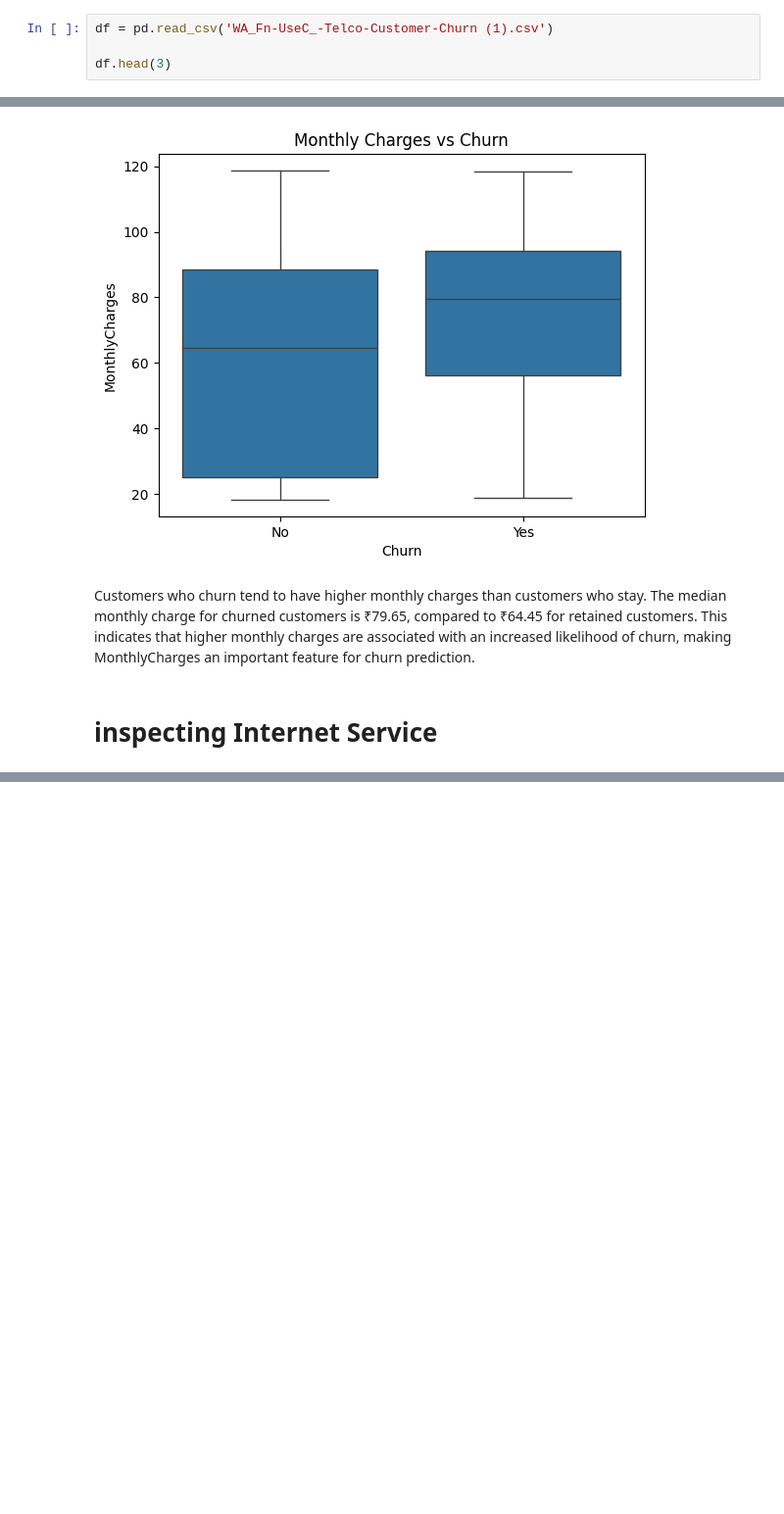
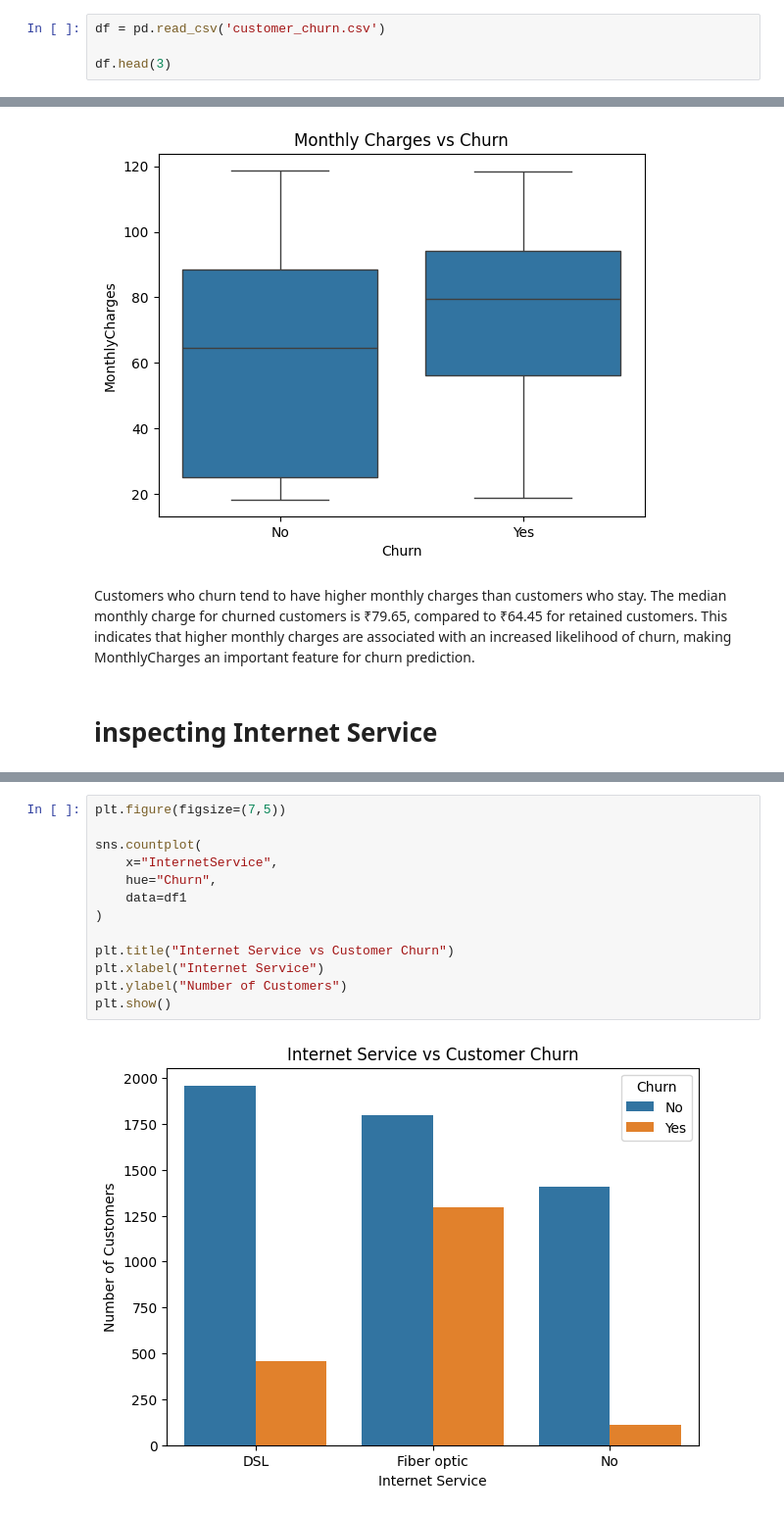
Before and after one commit to Saqib-0007/customer-churn-prediction, a Jupyter notebook: customer_churn_prediction.ipynb, the cells around one changed output, grey strips where cells are left out. Shown at 98% size. Saved outputs shown, nothing was run; the diff lists cells and outputs as text; blank space fills up the shorter version.

Commit message:
complete exploratory data analysis

```diff
--- a/customer_churn_prediction.ipynb
+++ b/customer_churn_prediction.ipynb
@@ -10,7 +31,7 @@ import seaborn as sns
 # %%
 pd.set_option('display.max_columns', None)
 # %%
-df = pd.read_csv('WA_Fn-UseC_-Telco-Customer-Churn (1).csv')
+df = pd.read_csv('customer_churn.csv')
 
 df.head(3)
 # %% [output]
@@ -246,0 +278,15 @@ Customers who churn tend to have higher monthly charges than customers who stay.
+# %%
+plt.figure(figsize=(7,5))
+
+sns.countplot(
+    x="InternetService",
+    hue="Churn",
+    data=df1
+)
+
+plt.title("Internet Service vs Customer Churn")
+plt.xlabel("Internet Service")
+plt.ylabel("Number of Customers")
+plt.show()
+# %% [output]
+[figure, added]
```
Also changed, not shown: parts of 19 cells of this notebook.
